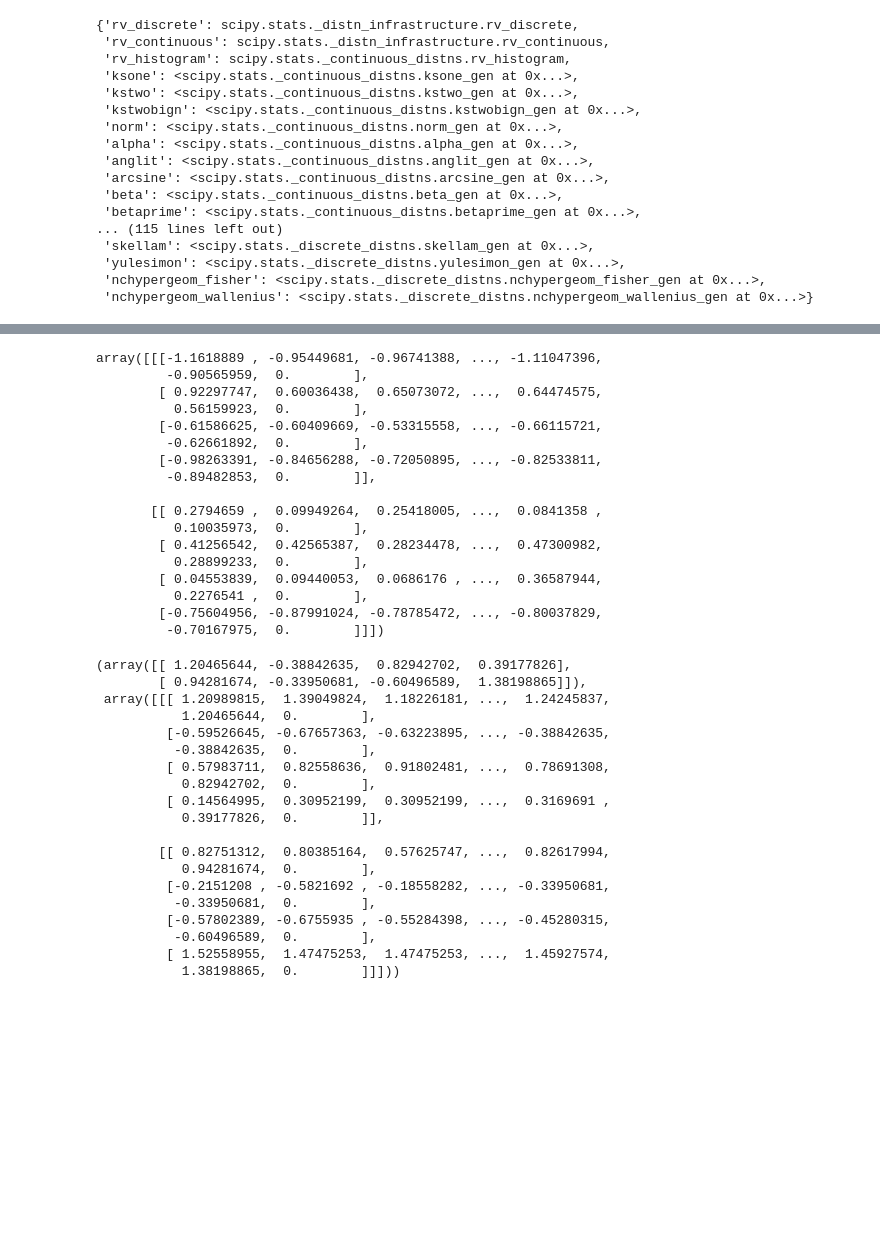
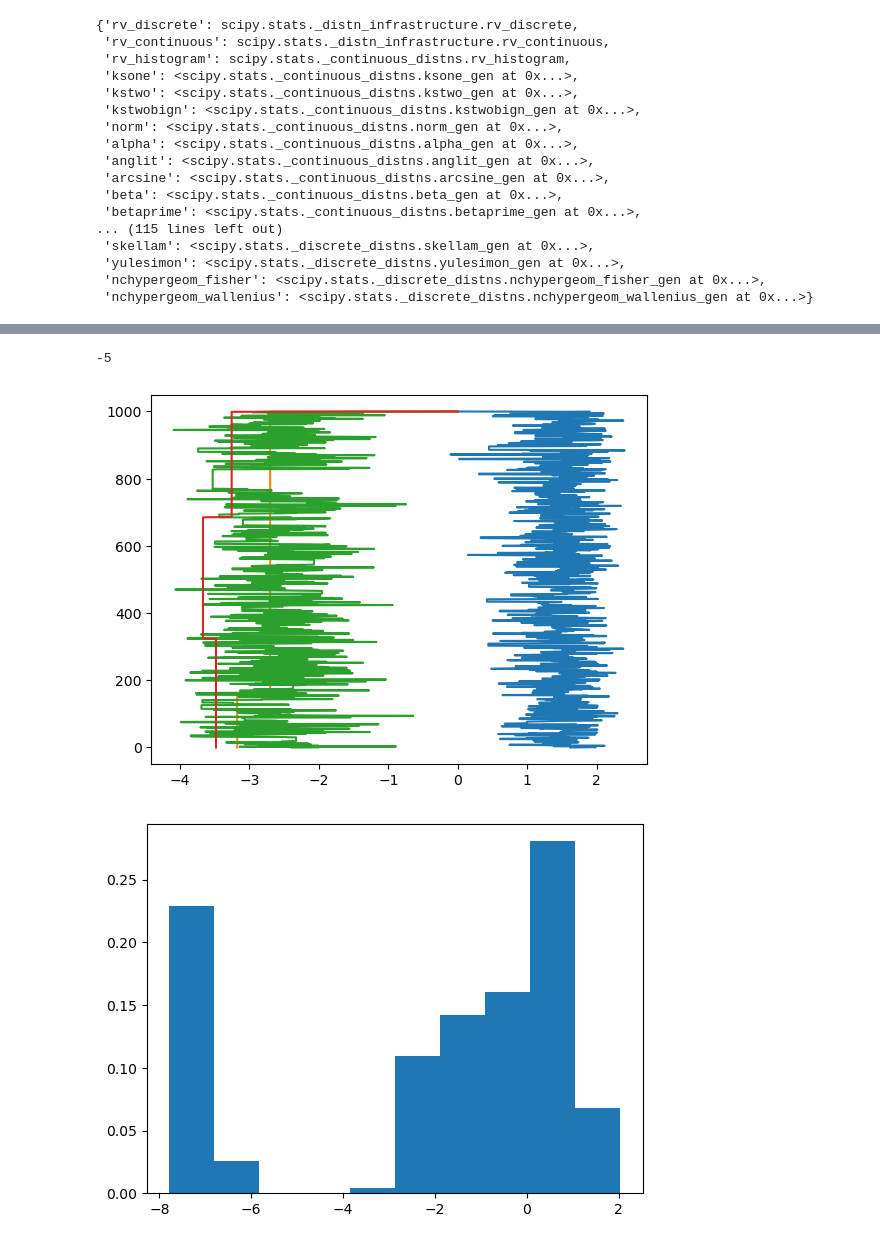
Before and after one commit to jacobnuttall/mcmc, a Jupyter notebook: mcmc.ipynb, the cells around one changed output, grey strips where cells are left out. Cells and saved outputs as stored; diff of their text form; code cells hidden in the pictures; blank space fills up the shorter version.

```diff
--- a/mcmc.ipynb
+++ b/mcmc.ipynb
@@ -422,37 +418,21 @@ def MetropolisHastings(
                 chains[...,i] = particles
 
     return chains
-
-MetropolisHastings(prior, likelihood)
-# %% [output]
-array([[[-1.1618889 , -0.95449681, -0.96741388, ..., -1.11047396,
-         -0.90565959,  0.        ],
-        [ 0.92297747,  0.60036438,  0.65073072, ...,  0.64474575,
-          0.56159923,  0.        ],
-        [-0.61586625, -0.60409669, -0.53315558, ..., -0.66115721,
-         -0.62661892,  0.        ],
-        [-0.98263391, -0.84656288, -0.72050895, ..., -0.82533811,
-         -0.89482853,  0.        ]],
-
-       [[ 0.2794659 ,  0.09949264,  0.25418005, ...,  0.0841358 ,
-          0.10035973,  0.        ],
-        [ 0.41256542,  0.42565387,  0.28234478, ...,  0.47300982,
-          0.28899233,  0.        ],
-        [ 0.04553839,  0.09440053,  0.0686176 , ...,  0.36587944,
-          0.2276541 ,  0.        ],
-        [-0.75604956, -0.87991024, -0.78785472, ..., -0.80037829,
-         -0.70167975,  0.        ]]])
 # %%
-def MetropolisHastings(prior, likelihood, niters=1000, nburnin=100, lag=1, nchains=4, sigma_proposal=0.1):
+def MetropolisHastings(prior, likelihood, niters=1000, nburnin=500, lag=10, nchains=4, sigma_proposal=0.2):
 
     d = len(prior)
     proposal = cp.Iid(cp.Normal(), d)
     test = cp.Uniform()
 
     particles = prior.sample(nchains)
-    pi_particles = likelihood(*particles)*prior.pdf(particles)
+    pi_particles = prior.pdf(particles)
+
+    for n in range(nchains):
+        particle = particles[...,n]
+        pi_particles[n] *= likelihood(*particle)
     u = prior.fwd(particles)
-    norm_samples = proposal.inv(u)
+    norm_particles = proposal.inv(u)
 
     chains = np.zeros((d, nchains, niters+1))
     chains[...,0] = particles
@@ -463,13 +443,14 @@ def MetropolisHastings(prior, likelihood, niters=1000, nburnin=100, lag=1, nchai
         for j in range(total):
             for _ in range(lag):
 
-                norm_candidates = norm_samples + sigma_proposal*proposal.sample(nchains)
+                norm_candidates = norm_particles + sigma_proposal*proposal.sample(nchains)
                 u = proposal.fwd(norm_candidates)
                 candidates = prior.inv(u)
                 pi_candidates = prior.pdf(candidates)
                 accept_ratio = np.clip(pi_candidates/pi_particles, 0, 1)
 
                 for n in range(nchains):
+                    norm_candidate = norm_candidates[...,n]
                     candidate = candidates[...,n]
                     pi_particle = pi_particles[...,n]
                     pi_candidate = pi_candidates[...,n]
@@ -480,6 +461,7 @@ def MetropolisHastings(prior, likelihood, niters=1000, nburnin=100, lag=1, nchai
 
                     if test.sample() < accept_ratio:
                         particles[...,n] = candidate
+                        norm_particles[...,n] = norm_candidate
                         pi_particles[...,n] = pi_candidate
                         naccepted += 1
 
@@ -490,27 +472,19 @@ def MetropolisHastings(prior, likelihood, niters=1000, nburnin=100, lag=1, nchai
             pbar.update()
             pbar.set_description(f'Accept ratio: {naccepted/((j+1)*lag*nchains)*100:.3f}%')
 
-    return particles, chains
+    return chains
 
-MetropolisHastings(prior, lambda *theta: 1)
+chains = MetropolisHastings(prior, lambda *theta: likelihood(theta, t, Z_obs))
-# %% [output]
-(array([[ 1.20465644, -0.38842635,  0.82942702,  0.39177826],
-        [ 0.94281674, -0.33950681, -0.60496589,  1.38198865]]),
- array([[[ 1.20989815,  1.39049824,  1.18226181, ...,  1.24245837,
-           1.20465644,  0.        ],
-         [-0.59526645, -0.67657363, -0.63223895, ..., -0.38842635,
-          -0.38842635,  0.        ],
-         [ 0.57983711,  0.82558636,  0.91802481, ...,  0.78691308,
-           0.82942702,  0.        ],
-         [ 0.14564995,  0.30952199,  0.30952199, ...,  0.3169691 ,
-           0.39177826,  0.        ]],
-
-        [[ 0.82751312,  0.80385164,  0.57625747, ...,  0.82617994,
-           0.94281674,  0.        ],
-         [-0.2151208 , -0.5821692 , -0.18558282, ..., -0.33950681,
-          -0.33950681,  0.        ],
-         [-0.57802389, -0.6755935 , -0.55284398, ..., -0.45280315,
-          -0.60496589,  0.        ],
-         [ 1.52558955,  1.47475253,  1.47475253, ...,  1.45927574,
-           1.38198865,  0.        ]]]))
+# %%
+m_true
+# %% [output]
+-5
+# %%
+plt.plot(chains[0,:,:].T, range(len(chains[0,:,:].T)));
+# %% [output]
+[figure, added]
+# %%
+plt.hist(chains[0].flatten(),density=True);
+# %% [output]
+[figure, added]
 # %%
```
Also changed, not shown: parts of 9 cells of this notebook.
